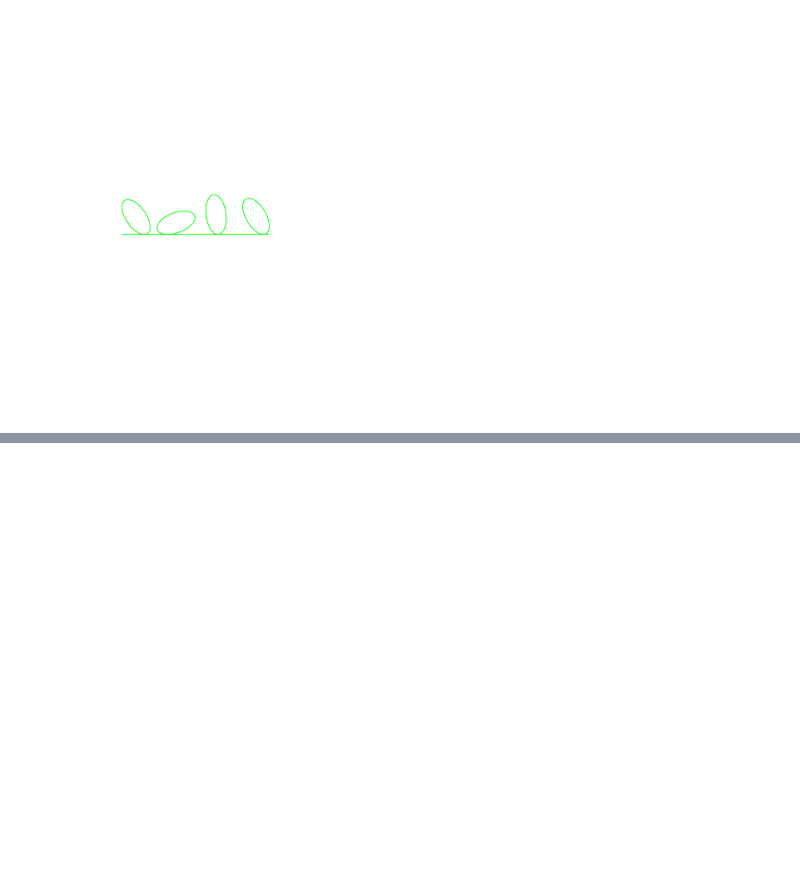
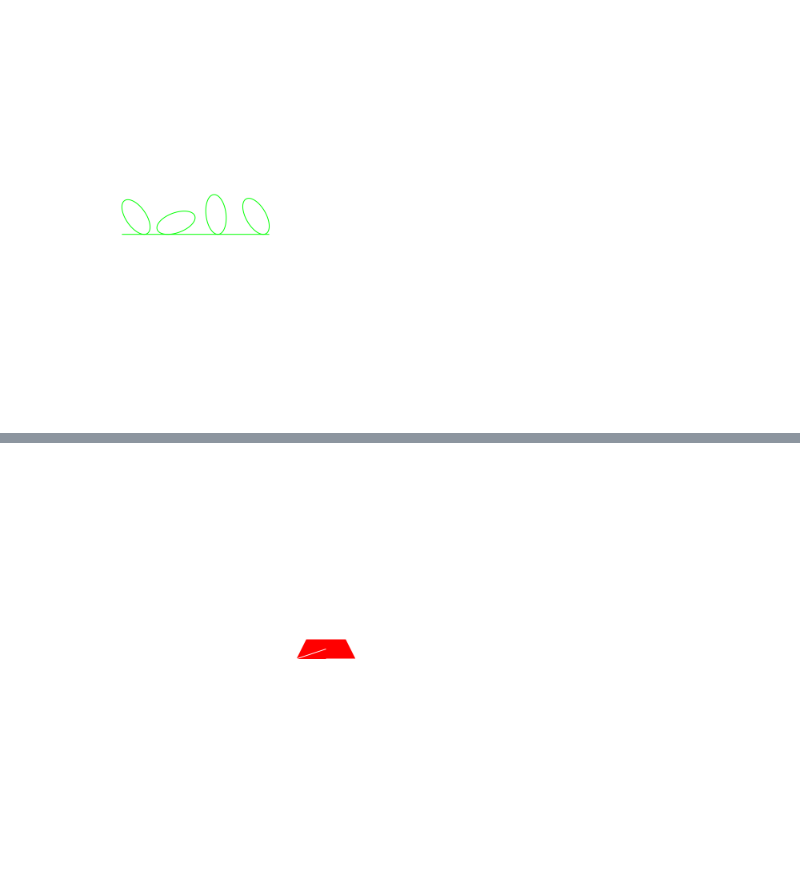
Before and after one commit to jon21o/Drawing, a Jupyter notebook: test_shapes1.ipynb, the cells around one changed output, grey strips where cells are left out. Cells and saved outputs as stored; diff of their text form; code cells hidden in the pictures; blank space fills up the shorter version.

Commit message:
Implemented trapezoid

```diff
--- a/test_shapes1.ipynb
+++ b/test_shapes1.ipynb
@@ -348,0 +356,46 @@ def draw(context, width, height):
+# %%
+@disp
+def draw(context, width, height):
+    positions = []
+    for position in ["center", "bot_left", "mid_left", "top_left", "mid_top", "top_right", "mid_right", "bot_right", "mid_bot"]:
+        trap = Shapes.My_Trapezoid(
+            ref_pt=position, ref_pt_x=500, ref_pt_y=500, bot_width=150, top_width=100, height=50
+        )
+
+        positions.append([trap._matrix.loc[dict(dim="x", pt="pt1")].values, trap._matrix.loc[dict(dim="y", pt="pt1")].values])
+
+        # trap.draw_stroke(context, 1, 0, 0)
+        # trap.draw_fill(context, 1, 0, 0)
+
+
+    trap = Shapes.My_Trapezoid(
+            ref_pt="bot_left", ref_pt_x=500, ref_pt_y=500, bot_width=150, top_width=100, height=50
+        )
+    trap.draw_fill(context, 1, 0, 0)
+    context.set_source_rgb(1, 1, 1)
+    # print(positions)
+    # print(positions[0][0])
+    # print(positions[0][1])
+    context.move_to(positions[0][0], positions[0][1])
+    context.line_to(positions[1][0], positions[1][1])
+    context.line_to(positions[2][0], positions[2][1])
+    context.line_to(positions[3][0], positions[3][1])
+    context.line_to(positions[4][0], positions[4][1])
+    context.line_to(positions[5][0], positions[5][1])
+    context.line_to(positions[6][0], positions[6][1])
+    context.line_to(positions[7][0], positions[7][1])
+    context.line_to(positions[8][0], positions[8][1])
+
+    context.stroke()
+
+    # context.move_to(500, 500)
+    # context.line_to(1000, 1000)
+    # context.stroke()
+
+    # print(trap.centroid.loc[dict(dim="x")])
+    # print(trap._matrix.loc[dict(dim="x", pt="pt2")])
+    # print(trap._matrix.loc[dict(dim="x", pt="pt3")])
+    # print((trap._matrix.loc[dict(dim="x", pt="pt3")] - trap._matrix.loc[dict(dim="x", pt="pt2")]) / 2)
+    # print(trap._matrix.loc[dict(dim="x", pt="pt2")] + ((trap._matrix.loc[dict(dim="x", pt="pt3")] - trap._matrix.loc[dict(dim="x", pt="pt2")]) / 2))
+# %% [output]
+[figure, added]
```
Also changed, not shown: parts of 2 cells of this notebook, 1 other file.
